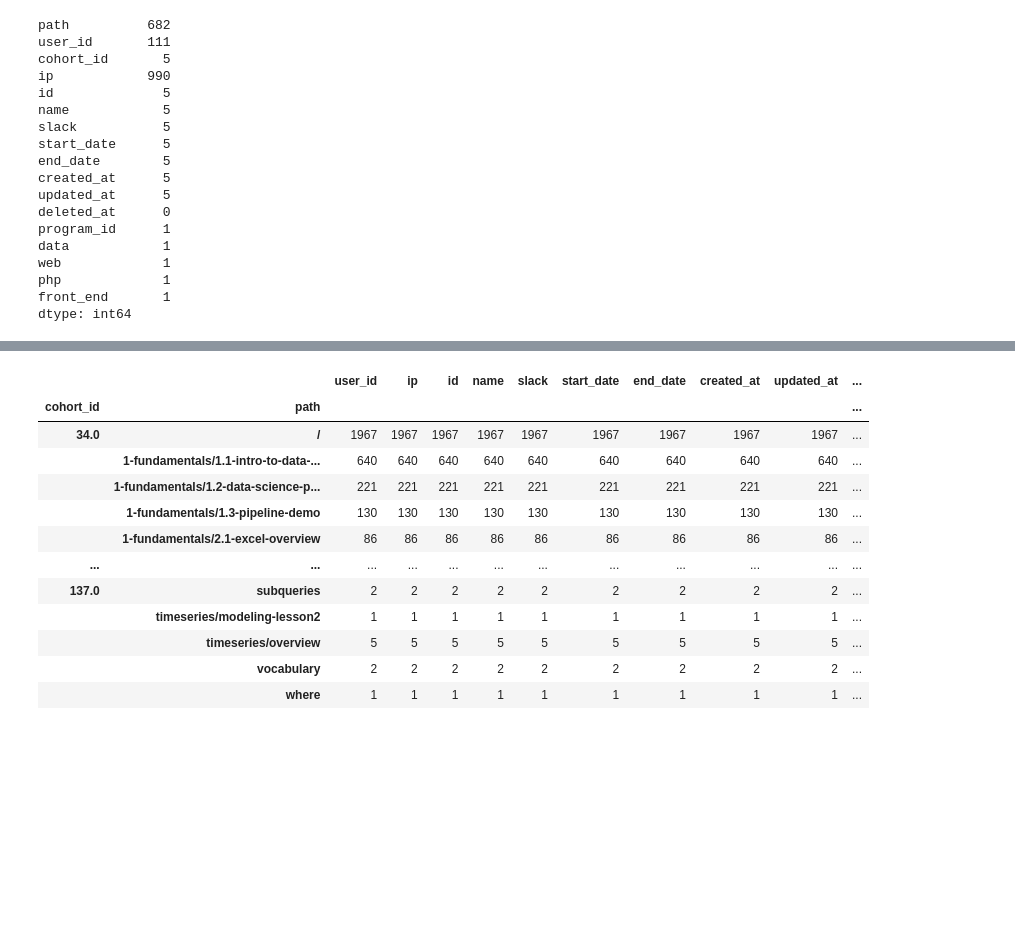
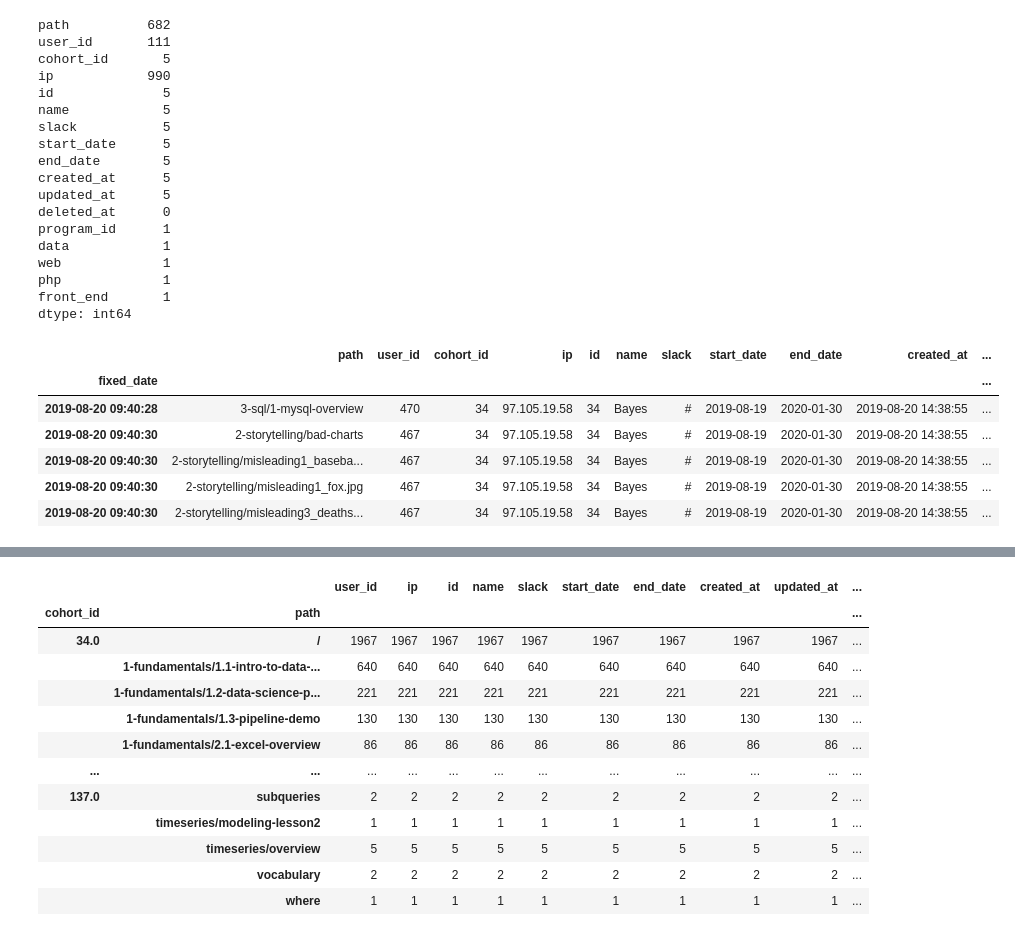
Before and after one commit to Anomaly-Detection-Project/Anomaly_detect-Project, a Jupyter notebook: manny_functions.ipynb, the cells around one changed output, grey strips where cells are left out. Saved outputs shown, nothing was run; the diff lists cells and outputs as text; code cells hidden in the pictures; blank space fills up the shorter version.

```diff
--- a/manny_functions.ipynb
+++ b/manny_functions.ipynb
@@ -122,5 +130,5 @@ Name: data, dtype: int64
 # %%
-data_df = df[df['data']==True]
+data_df = df[df['data']==True].copy()
 # %%
 data_df.nunique()
 # %% [output]
@@ -142,3 +150,15 @@ web             1
 php             1
 front_end       1
 dtype: int64
+# %%
+data_df = data_df[data_df['path']!= '/']
+# %%
+data_df.head()
+# %% [output]
+|  | path | user_id | cohort_id | ip | id | name | slack | start_date | end_date | created_at | ... |
+| fixed_date |  |  |  |  |  |  |  |  |  |  | ... |
+| 2019-08-20 09:40:28 | 3-sql/1-mysql-overview | 470 | 34 | 97.105.19.58 | 34 | Bayes | # | 2019-08-19 | 2020-01-30 | 2019-08-20 14:38:55 | ... |
+| 2019-08-20 09:40:30 | 2-storytelling/bad-charts | 467 | 34 | 97.105.19.58 | 34 | Bayes | # | 2019-08-19 | 2020-01-30 | 2019-08-20 14:38:55 | ... |
+| 2019-08-20 09:40:30 | 2-storytelling/misleading1_baseba... | 467 | 34 | 97.105.19.58 | 34 | Bayes | # | 2019-08-19 | 2020-01-30 | 2019-08-20 14:38:55 | ... |
+| 2019-08-20 09:40:30 | 2-storytelling/misleading1_fox.jpg | 467 | 34 | 97.105.19.58 | 34 | Bayes | # | 2019-08-19 | 2020-01-30 | 2019-08-20 14:38:55 | ... |
+| 2019-08-20 09:40:30 | 2-storytelling/misleading3_deaths... | 467 | 34 | 97.105.19.58 | 34 | Bayes | # | 2019-08-19 | 2020-01-30 | 2019-08-20 14:38:55 | ... |
```
Also changed, not shown: parts of 8 cells of this notebook.
